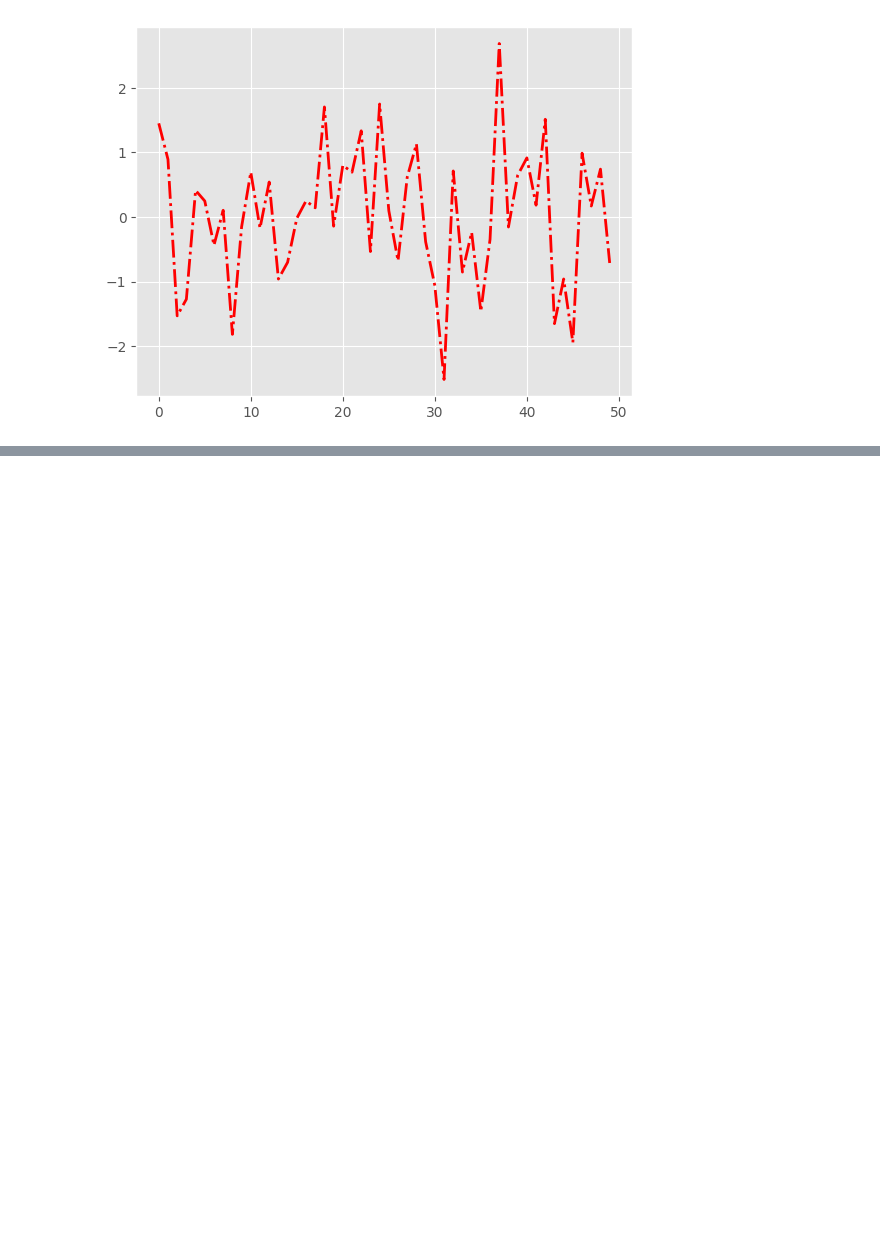
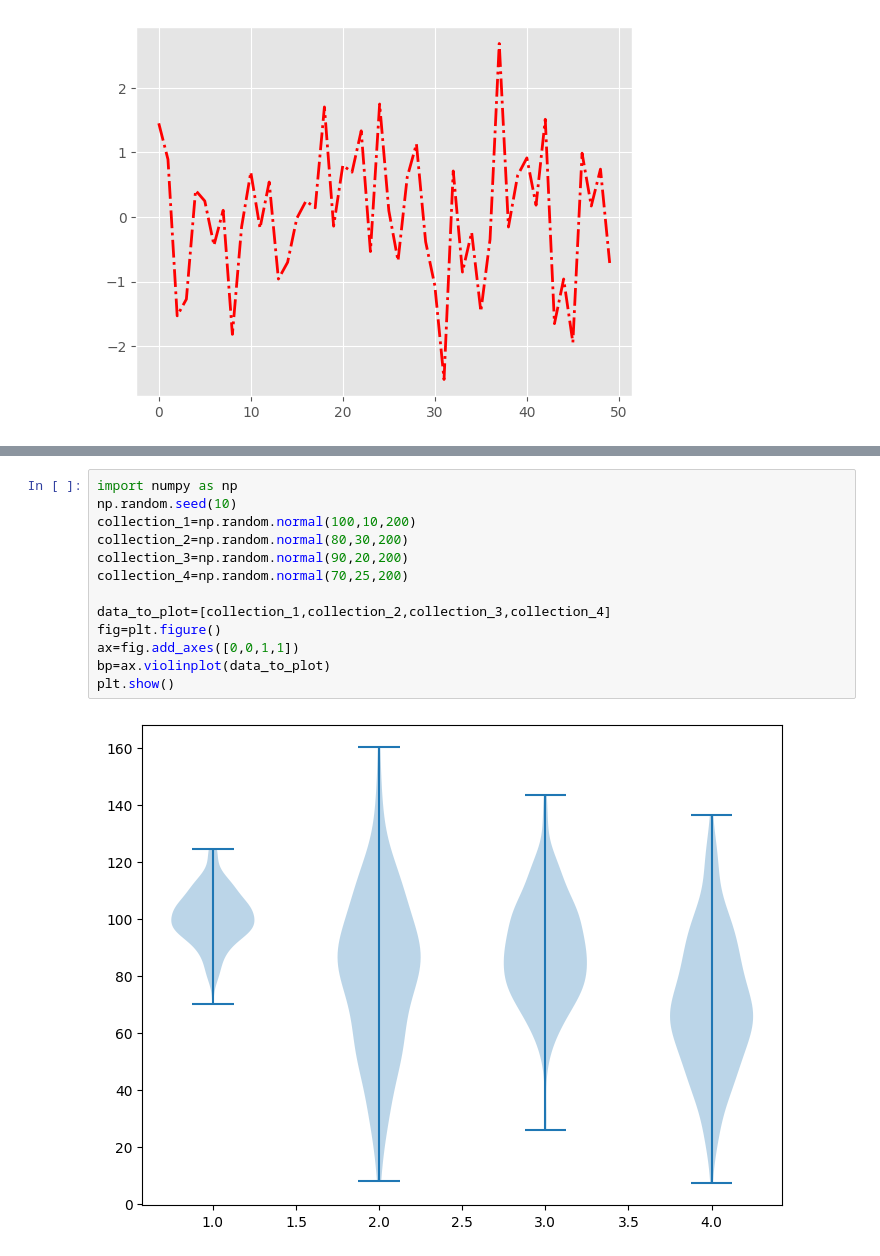
Before and after one commit to Roushan-World/Data_Analytics_10_11-30, a Jupyter notebook: matplotlib.ipynb, the cells around one changed output, grey strips where cells are left out. Drawn from its saved outputs; the diff is of its cells as text; blank space fills up the shorter version.

```diff
--- a/matplotlib.ipynb
+++ b/matplotlib.ipynb
@@ -176,0 +188,15 @@ plt.plot(data)
+# %%
+import numpy as np
+np.random.seed(10)
+collection_1=np.random.normal(100,10,200)
+collection_2=np.random.normal(80,30,200)
+collection_3=np.random.normal(90,20,200)
+collection_4=np.random.normal(70,25,200)
+
+data_to_plot=[collection_1,collection_2,collection_3,collection_4]
+fig=plt.figure()
+ax=fig.add_axes([0,0,1,1])
+bp=ax.violinplot(data_to_plot)
+plt.show()
+# %% [output]
+[figure, added]
```
Also changed, not shown: parts of 3 cells of this notebook.
